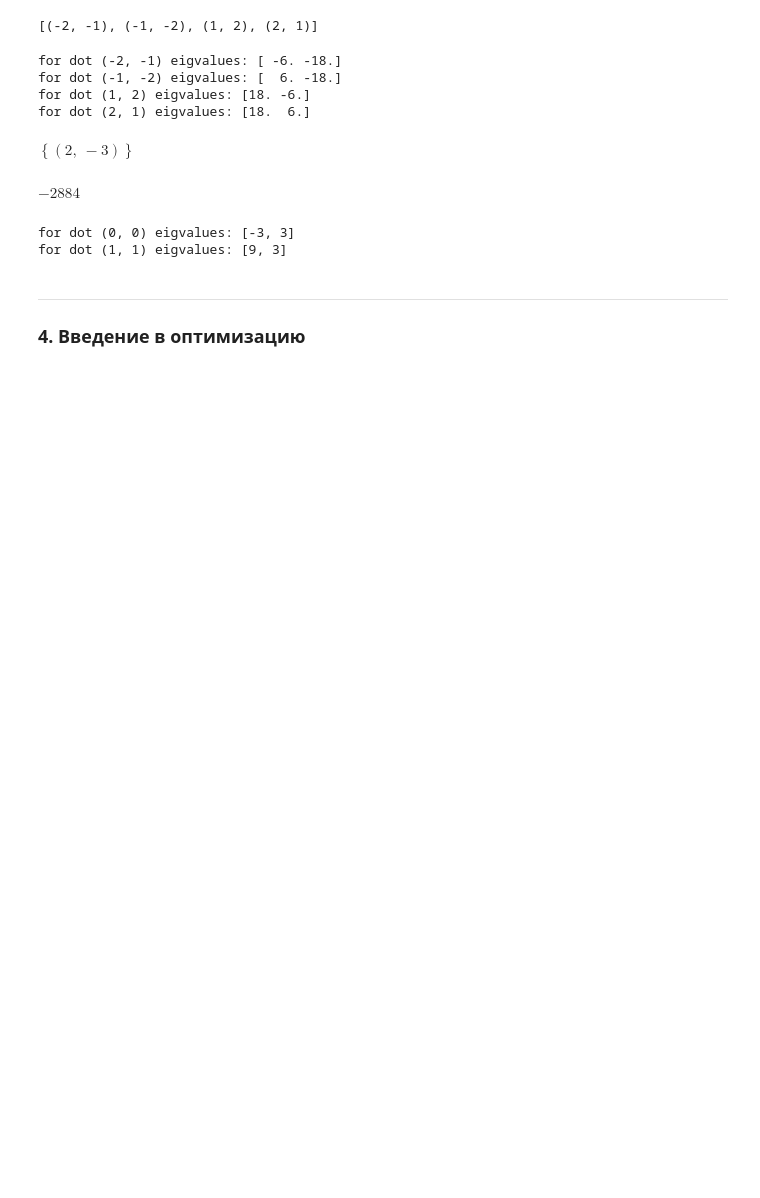
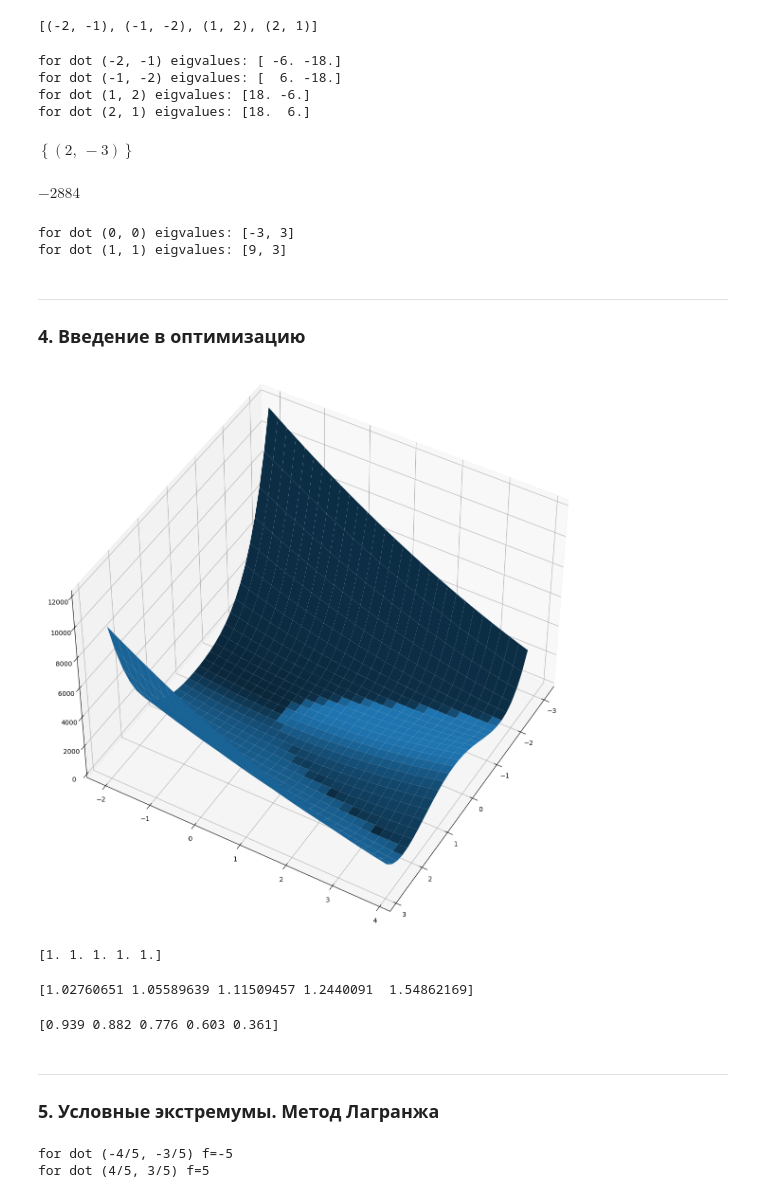
Before and after one commit to Blooodniy/SF_DS, a Jupyter notebook: MATH&ML/MATH&ML-5. Математический анализ в контексте задачи оптимизации. Часть II/MATH&ML-5.ipynb, the cells around one changed output. Cells and saved outputs as stored; diff of their text form; code cells hidden in the pictures; blank space fills up the shorter version.

```diff
--- a/MATH&ML/MATH&ML-5. Математический анализ в контексте задачи оптимизации. Часть II/MATH&ML-5.ipynb
+++ b/MATH&ML/MATH&ML-5. Математический анализ в контексте задачи оптимизации. Часть II/MATH&ML-5.ipynb
@@ -72,3 +72,58 @@ for dot (1, 1) eigvalues: [9, 3]
 # %% [markdown]
 ---
 ### 4. Введение в оптимизацию
+# %%
+import numpy as np
+
+def func_rosen(x):
+    r = np.sum(100*(x[1:]-x[:-1]**2)**2 + (1-x[:-1])**2, axis=0)
+    return r
+# %%
+import matplotlib.pyplot as plt
+graph = plt.figure(figsize=[25, 15])
+ax = graph.add_subplot(projection='3d')
+ax.view_init(45, 30)
+x1 = np.arange(-3, 3, 0.2)
+x2 = np.arange(-2, 4, 0.2)
+x1, x2 = np.meshgrid(x1, x2)
+y = func_rosen(np.array([x1,x2]))
+surf = ax.plot_surface(x1, x2, y)
+plt.show()
+# %% [output]
+[figure, added]
+# %%
+from scipy.optimize import minimize
+x1 = np.array([2.4, 1.5, 2.1, 0.7, 1.1])
+result_point = minimize(func_rosen, x1, method='powell')
+print(result_point.x)
+# %% [output]
+[1. 1. 1. 1. 1.]
+# %%
+from scipy.optimize import minimize
+x1 = np.array([2.4, 1.5, 2.1, 0.7, 1.1])
+result_point = minimize(func_rosen, x1, method='nelder-mead')
+print(result_point.x)
+# %% [output]
+[1.02760651 1.05589639 1.11509457 1.2440091  1.54862169]
+# %%
+# Задание 4.5
+from scipy.optimize import least_squares
+x1 = np.array([2.4, 1.5, 2.1, 0.7, 1.1])
+result_point = least_squares(func_rosen, x1)
+print(np.round(result_point.x, 3))
+# %% [output]
+[0.939 0.882 0.776 0.603 0.361]
+# %% [markdown]
+---
+### 5. Условные экстремумы. Метод Лагранжа
+# %%
+# Задание 5.1
+x, y, la = symbols('x, y, la')
+f = 4*x + 3*y
+L = f + la*(x**2 + y**2 -1)
+dots = nonlinsolve([Eq(L.diff(x), 0), Eq(L.diff(y), 0), Eq(L.diff(la), 0)], [x, y, la])
+for dot in dots:
+    print(f'for dot {dot[:2]} f={f.subs({x: dot[0], y: dot[1]})}')
+# %% [output]
+for dot (-4/5, -3/5) f=-5
+for dot (4/5, 3/5) f=5
```
Also changed, not shown: parts of 13 cells of this notebook.
